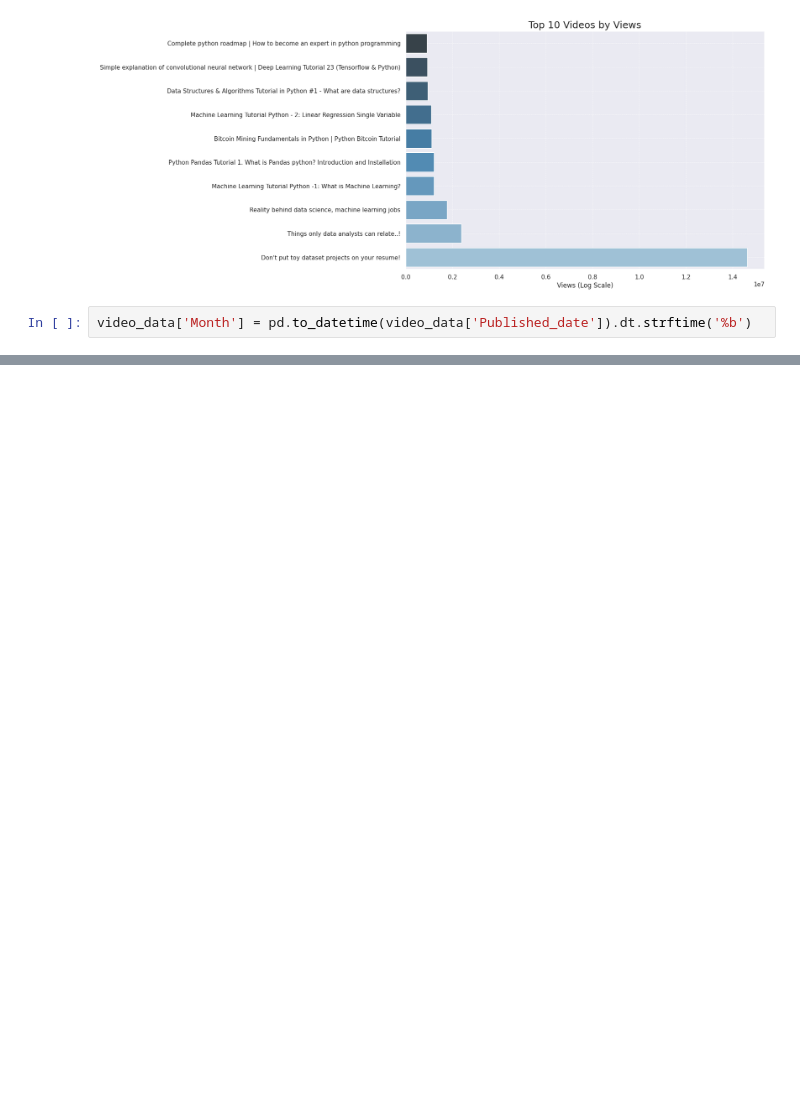
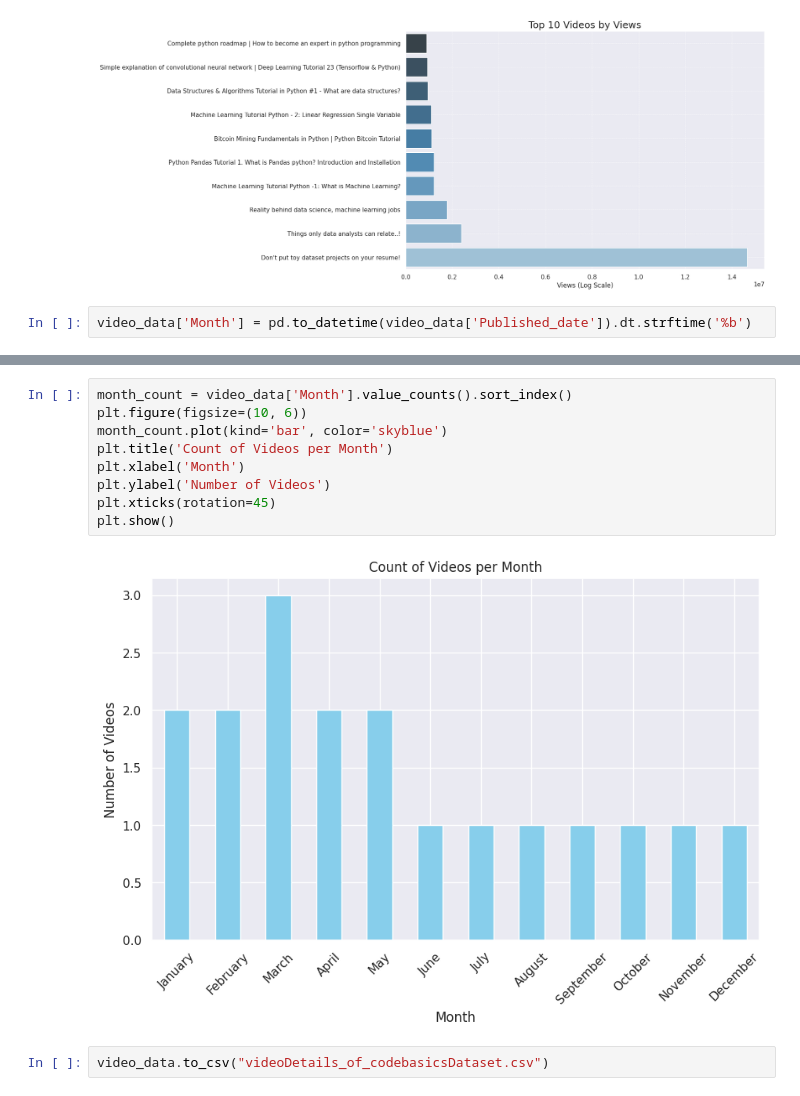
Before and after one commit to nocaptara/Youtube-Data-Analysis, a Jupyter notebook: Youtube_DataScarping&Analysis_Project.ipynb, the cells around one changed output, grey strips where cells are left out. Cells and saved outputs as stored; diff of their text form; blank space fills up the shorter version.

```diff
--- a/Youtube_DataScarping&Analysis_Project.ipynb
+++ b/Youtube_DataScarping&Analysis_Project.ipynb
@@ -296,0 +330,13 @@ video_data
+# %%
+month_count = video_data['Month'].value_counts().sort_index()
+plt.figure(figsize=(10, 6))
+month_count.plot(kind='bar', color='skyblue')
+plt.title('Count of Videos per Month')
+plt.xlabel('Month')
+plt.ylabel('Number of Videos')
+plt.xticks(rotation=45)
+plt.show()
+# %% [output]
+[figure, added]
+# %%
+video_data.to_csv("videoDetails_of_codebasicsDataset.csv")
```
Also changed, not shown: parts of 16 cells of this notebook.
